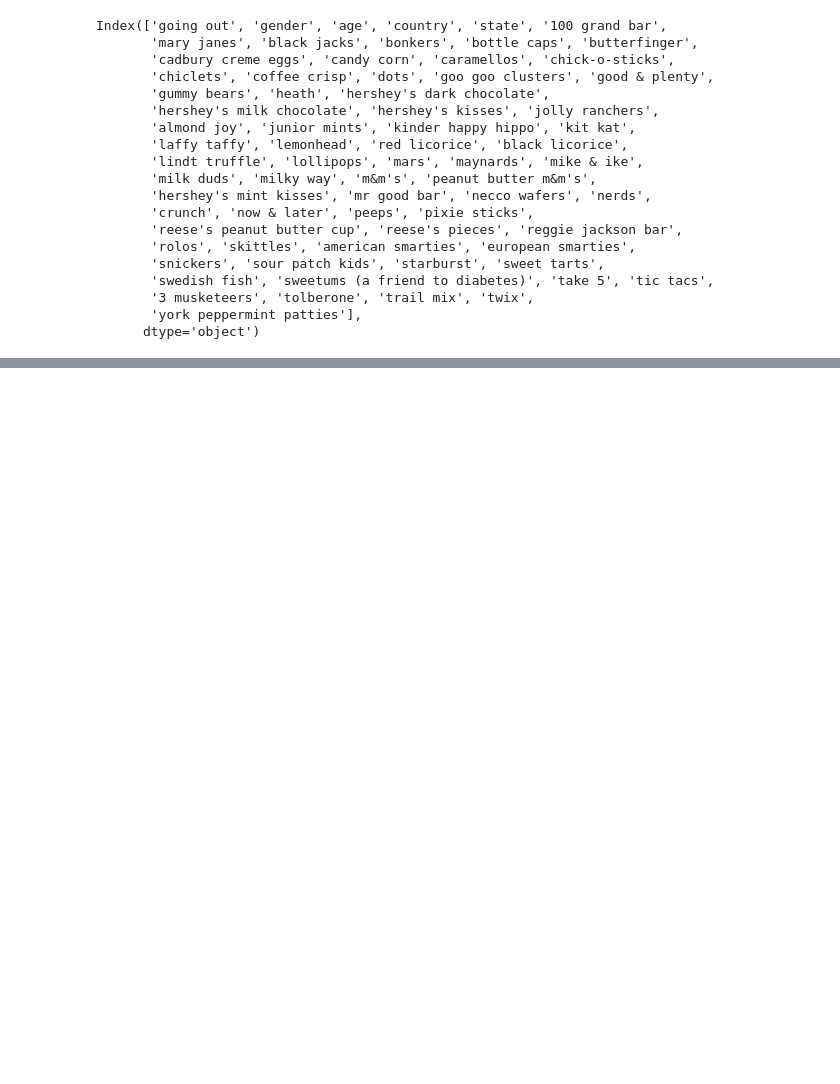
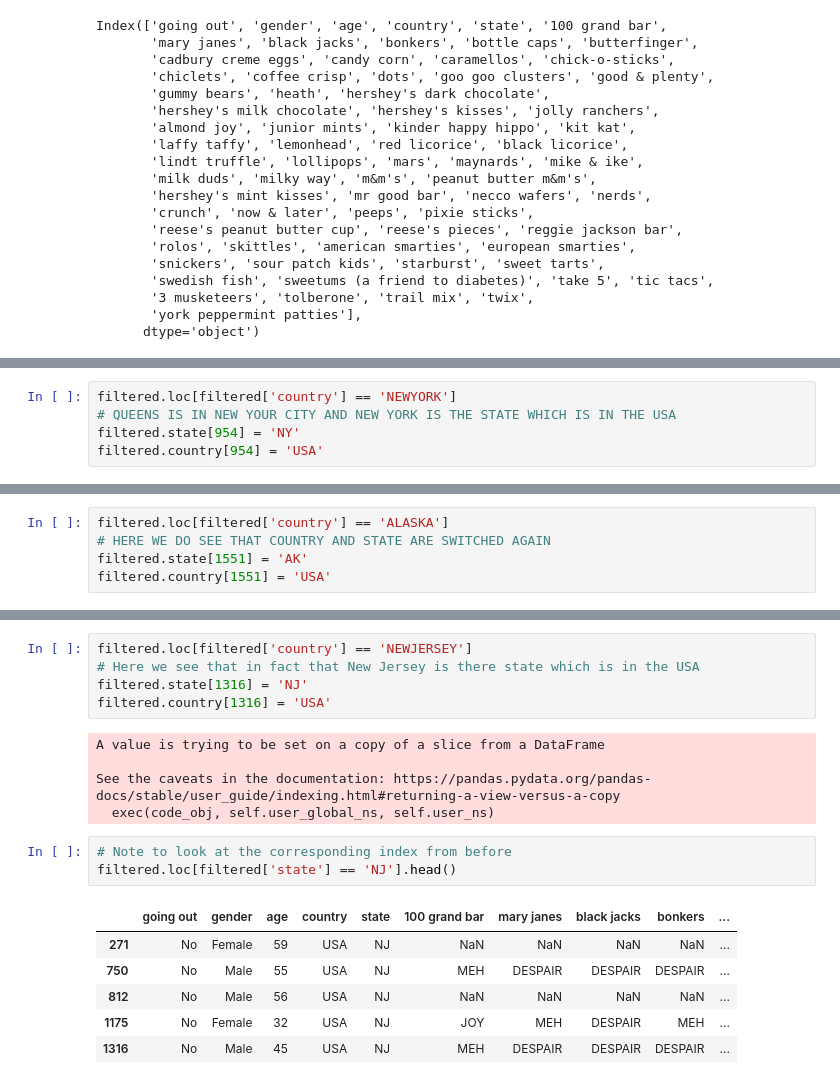
Before and after one commit to atolman01/Data_Cleaning_Halloween_Style, a Jupyter notebook: Data_Cleaning_Solution.ipynb, the cells around one changed output, grey strips where cells are left out. Saved outputs shown, nothing was run; the diff lists cells and outputs as text; blank space fills up the shorter version.

```diff
--- a/Data_Cleaning_Solution.ipynb
+++ b/Data_Cleaning_Solution.ipynb
@@ -396,0 +560,5 @@ print(filtered)
+# %%
+filtered.loc[filtered['country'] == 'NEWYORK']
+# QUEENS IS IN NEW YOUR CITY AND NEW YORK IS THE STATE WHICH IS IN THE USA
+filtered.state[954] = 'NY'
+filtered.country[954] = 'USA'
@@ -396,0 +579,5 @@ print(filtered)
+# %%
+filtered.loc[filtered['country'] == 'ALASKA']
+# HERE WE DO SEE THAT COUNTRY AND STATE ARE SWITCHED AGAIN
+filtered.state[1551] = 'AK'
+filtered.country[1551] = 'USA'
@@ -396,0 +595,20 @@ print(filtered)
+# %%
+filtered.loc[filtered['country'] == 'NEWJERSEY']
+# Here we see that in fact that New Jersey is there state which is in the USA
+filtered.state[1316] = 'NJ'
+filtered.country[1316] = 'USA'
+# %% [output]
+A value is trying to be set on a copy of a slice from a DataFrame
+
+See the caveats in the documentation: https://pandas.pydata.org/pandas-docs/stable/user_guide/indexing.html#returning-a-view-versus-a-copy
+  exec(code_obj, self.user_global_ns, self.user_ns)
+# %%
+# Note to look at the corresponding index from before
+filtered.loc[filtered['state'] == 'NJ'].head()
+# %% [output]
+|  | going out | gender | age | country | state | 100 grand bar | mary janes | black jacks | bonkers | ... |
+| 271 | No | Female | 59 | USA | NJ | NaN | NaN | NaN | NaN | ... |
+| 750 | No | Male | 55 | USA | NJ | MEH | DESPAIR | DESPAIR | DESPAIR | ... |
+| 812 | No | Male | 56 | USA | NJ | NaN | NaN | NaN | NaN | ... |
+| 1175 | No | Female | 32 | USA | NJ | JOY | MEH | DESPAIR | MEH | ... |
+| 1316 | No | Male | 45 | USA | NJ | MEH | DESPAIR | DESPAIR | DESPAIR | ... |
```
Also changed, not shown: parts of 41 cells of this notebook.
